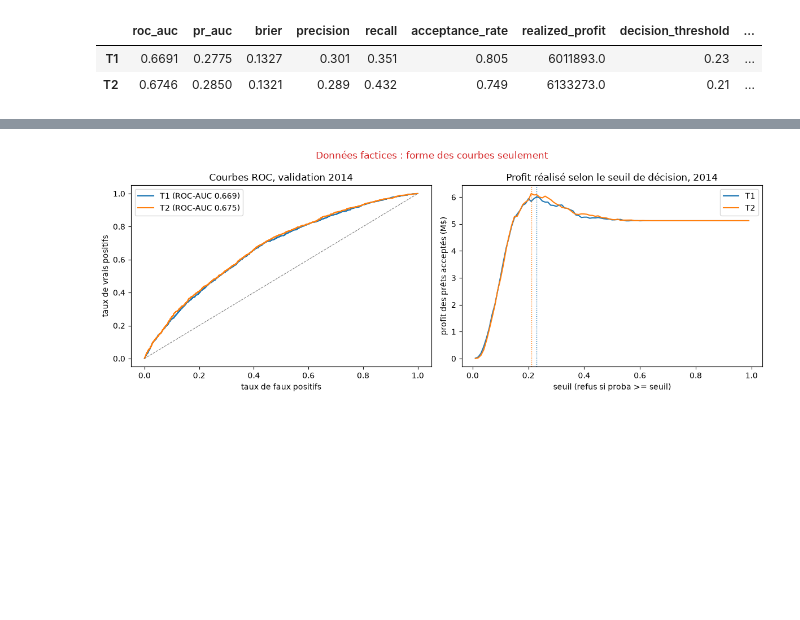
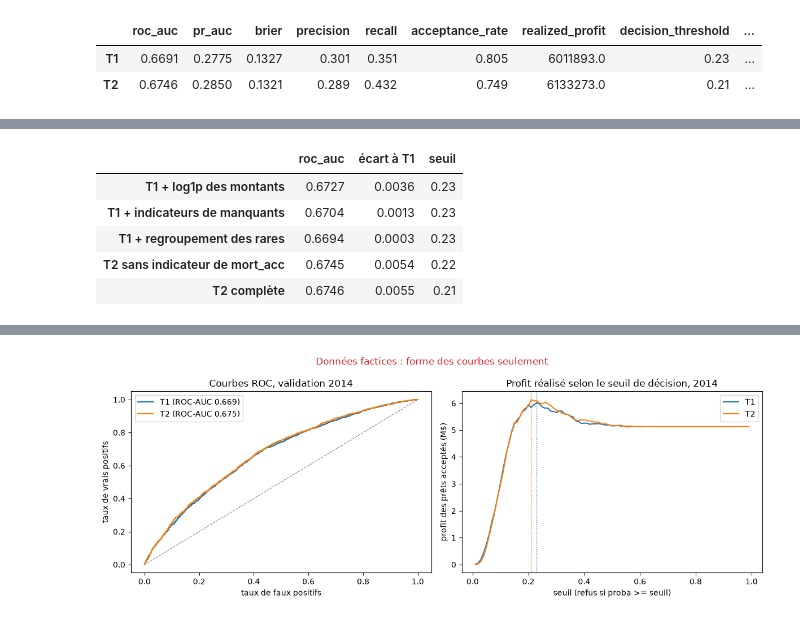
Before and after one commit to PyG4ng/Neuraxion, a Jupyter notebook: notebooks/05_comparaison_transformations.ipynb, the cells around one changed output, grey strips where cells are left out. Saved outputs shown, nothing was run; the diff lists cells and outputs as text; code cells hidden in the pictures; blank space fills up the shorter version.

```diff
--- a/notebooks/05_comparaison_transformations.ipynb
+++ b/notebooks/05_comparaison_transformations.ipynb
@@ -251,8 +264,10 @@ taux = pd.DataFrame(
         "manquants validation 2014": valid[indicateurs].isna().mean(),
     }
 )
+STRUCTURELS = []  # indicateurs qui marquent la période, retirés dans l'ablation
 for col, row in taux.iterrows():
     if row["manquants validation 2014"] < 0.25 * row["manquants entraînement"]:
+        STRUCTURELS.append(col)
         ECHECS.append(
             f"Réserve : l'indicateur de {col} est manquant pour {row['manquants entraînement']:.1%} de "
             f"l'entraînement et {row['manquants validation 2014']:.1%} de 2014. Il marque surtout la période "
@@ -341,13 +359,17 @@ Un écart de ROC-AUC sur une seule année de validation peut venir du hasard de
 # %%
 if {"T1", "T2"} <= set(PROBAS):
-    ECART = a5.paired_bootstrap_auc(y_valid, PROBAS["T1"], PROBAS["T2"], n_boot=300, seed=SEED)
+    from sklearn.metrics import brier_score_loss, roc_auc_score
+
+    ECART = a5.paired_bootstrap(y_valid, PROBAS["T1"], PROBAS["T2"], roc_auc_score, n_boot=2000, seed=SEED)
+    ECART_BRIER = a5.paired_bootstrap(y_valid, PROBAS["T1"], PROBAS["T2"], brier_score_loss, n_boot=2000, seed=SEED)
     ecarts = (table.loc["T2", list(a5.METRIC_KEYS)] - table.loc["T1", list(a5.METRIC_KEYS)]).rename("T2 - T1")
-    print(
-        f"ROC-AUC T2 - T1 = {ECART['diff']:+.4f}, intervalle bootstrap à 95 % "
-        f"[{ECART['low']:+.4f} ; {ECART['high']:+.4f}] ({ECART['n_boot']} tirages)"
-    )
+    for label, e in (("ROC-AUC", ECART), ("Brier", ECART_BRIER)):
+        print(
+            f"{label} T2 - T1 = {e['diff']:+.5f}, intervalle bootstrap à 95 % "
+            f"[{e['low']:+.5f} ; {e['high']:+.5f}] ({e['n_boot']} tirages)"
+        )
     display(ecarts.to_frame())
 else:
-    ECART = None
+    ECART = ECART_BRIER = None
     print("Comparaison impossible : une variante a échoué (voir ECHECS).")
 # %% [output]
@@ -362,0 +390,35 @@ ROC-AUC T2 - T1 = +0.0055, intervalle bootstrap à 95 % [+0.0026 ; +0.0082] (300
+# %%
+from sklearn.metrics import roc_auc_score
+
+ABLATION_VARIANTES = {
+    "T1 + log1p des montants": dict(indicators=False, rare=False),
+    "T1 + indicateurs de manquants": dict(log_amounts=False, rare=False),
+    "T1 + regroupement des rares": dict(log_amounts=False, indicators=False),
+}
+if STRUCTURELS:
+    ABLATION_VARIANTES[f"T2 sans indicateur de {', '.join(STRUCTURELS)}"] = dict(indicator_exclude=STRUCTURELS)
+
+ablation = {}
+if {"T1", "T2"} <= set(RESULTATS):
+    for label, options in ABLATION_VARIANTES.items():
+        pipe = a5.make_pipeline_from(a5.make_t2(SPEC, **options), SEED).fit(X_train, y_train)
+        proba = pipe.predict_proba(X_valid)[:, list(pipe.classes_).index(1)]
+        ablation[label] = {
+            "roc_auc": roc_auc_score(y_valid, proba),
+            "écart à T1": roc_auc_score(y_valid, proba) - RESULTATS["T1"]["roc_auc"],
+            "seuil": choose_threshold(y_valid, proba, profit_valid),
+        }
+    ablation["T2 complète"] = {
+        "roc_auc": RESULTATS["T2"]["roc_auc"],
+        "écart à T1": RESULTATS["T2"]["roc_auc"] - RESULTATS["T1"]["roc_auc"],
+        "seuil": RESULTATS["T2"]["decision_threshold"],
+    }
+ABLATION = pd.DataFrame(ablation).T
+ABLATION.round(4)
+# %% [output]
+|  | roc_auc | écart à T1 | seuil |
+| T1 + log1p des montants | 0.6727 | 0.0036 | 0.23 |
+| T1 + indicateurs de manquants | 0.6704 | 0.0013 | 0.23 |
+| T1 + regroupement des rares | 0.6694 | 0.0003 | 0.23 |
+| T2 sans indicateur de mort_acc | 0.6745 | 0.0054 | 0.22 |
+| T2 complète | 0.6746 | 0.0055 | 0.21 |
```
Also changed, not shown: parts of 15 cells of this notebook, 2 other files.
